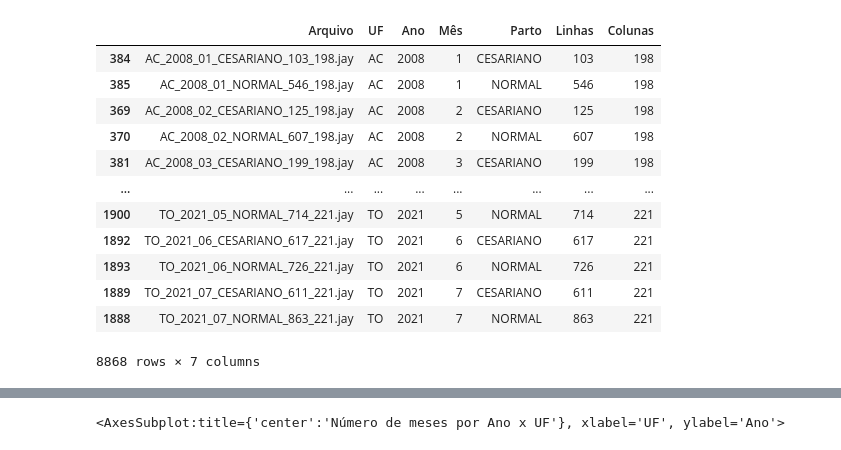
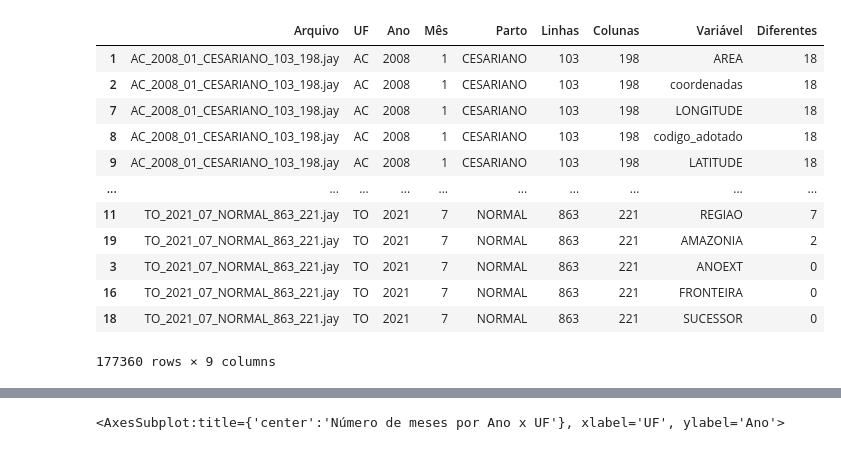
Before and after one commit to lucaslopes/gestantes, a Jupyter notebook: notebook.ipynb, the cells around one changed output, grey strips where cells are left out. Drawn from its saved outputs; the diff is of its cells as text; code cells hidden in the pictures.

```diff
--- a/notebook.ipynb
+++ b/notebook.ipynb
@@ -3,17 +7,17 @@ import data_load, data_info, data_plot
 # %%
-dicio, sihsus = data_load.load_sihsus()
+sihsus, dicio = data_load.load_sihsus()
 sihsus
 # %% [output]
-|  | Arquivo | UF | Ano | Mês | Parto | Linhas | Colunas |
-| 384 | AC_2008_01_CESARIANO_103_198.jay | AC | 2008 | 1 | CESARIANO | 103 | 198 |
-| 385 | AC_2008_01_NORMAL_546_198.jay | AC | 2008 | 1 | NORMAL | 546 | 198 |
-| 369 | AC_2008_02_CESARIANO_125_198.jay | AC | 2008 | 2 | CESARIANO | 125 | 198 |
-| 370 | AC_2008_02_NORMAL_607_198.jay | AC | 2008 | 2 | NORMAL | 607 | 198 |
-| 381 | AC_2008_03_CESARIANO_199_198.jay | AC | 2008 | 3 | CESARIANO | 199 | 198 |
-| ... | ... | ... | ... | ... | ... | ... | ... |
-| 1900 | TO_2021_05_NORMAL_714_221.jay | TO | 2021 | 5 | NORMAL | 714 | 221 |
-| 1892 | TO_2021_06_CESARIANO_617_221.jay | TO | 2021 | 6 | CESARIANO | 617 | 221 |
-| 1893 | TO_2021_06_NORMAL_726_221.jay | TO | 2021 | 6 | NORMAL | 726 | 221 |
-| 1889 | TO_2021_07_CESARIANO_611_221.jay | TO | 2021 | 7 | CESARIANO | 611 | 221 |
-| 1888 | TO_2021_07_NORMAL_863_221.jay | TO | 2021 | 7 | NORMAL | 863 | 221 |
+|  | Arquivo | UF | Ano | Mês | Parto | Linhas | Colunas | Variável | Diferentes |
+| 1 | AC_2008_01_CESARIANO_103_198.jay | AC | 2008 | 1 | CESARIANO | 103 | 198 | AREA | 18 |
+| 2 | AC_2008_01_CESARIANO_103_198.jay | AC | 2008 | 1 | CESARIANO | 103 | 198 | coordenadas | 18 |
+| 7 | AC_2008_01_CESARIANO_103_198.jay | AC | 2008 | 1 | CESARIANO | 103 | 198 | LONGITUDE | 18 |
+| 8 | AC_2008_01_CESARIANO_103_198.jay | AC | 2008 | 1 | CESARIANO | 103 | 198 | codigo_adotado | 18 |
+| 9 | AC_2008_01_CESARIANO_103_198.jay | AC | 2008 | 1 | CESARIANO | 103 | 198 | LATITUDE | 18 |
+| ... | ... | ... | ... | ... | ... | ... | ... | ... | ... |
+| 11 | TO_2021_07_NORMAL_863_221.jay | TO | 2021 | 7 | NORMAL | 863 | 221 | REGIAO | 7 |
+| 19 | TO_2021_07_NORMAL_863_221.jay | TO | 2021 | 7 | NORMAL | 863 | 221 | AMAZONIA | 2 |
+| 3 | TO_2021_07_NORMAL_863_221.jay | TO | 2021 | 7 | NORMAL | 863 | 221 | ANOEXT | 0 |
+| 16 | TO_2021_07_NORMAL_863_221.jay | TO | 2021 | 7 | NORMAL | 863 | 221 | FRONTEIRA | 0 |
+| 18 | TO_2021_07_NORMAL_863_221.jay | TO | 2021 | 7 | NORMAL | 863 | 221 | SUCESSOR | 0 |
-8868 rows × 7 columns
+177360 rows × 9 columns
```
Also changed, not shown: parts of 4 cells of this notebook, 10 other files.
